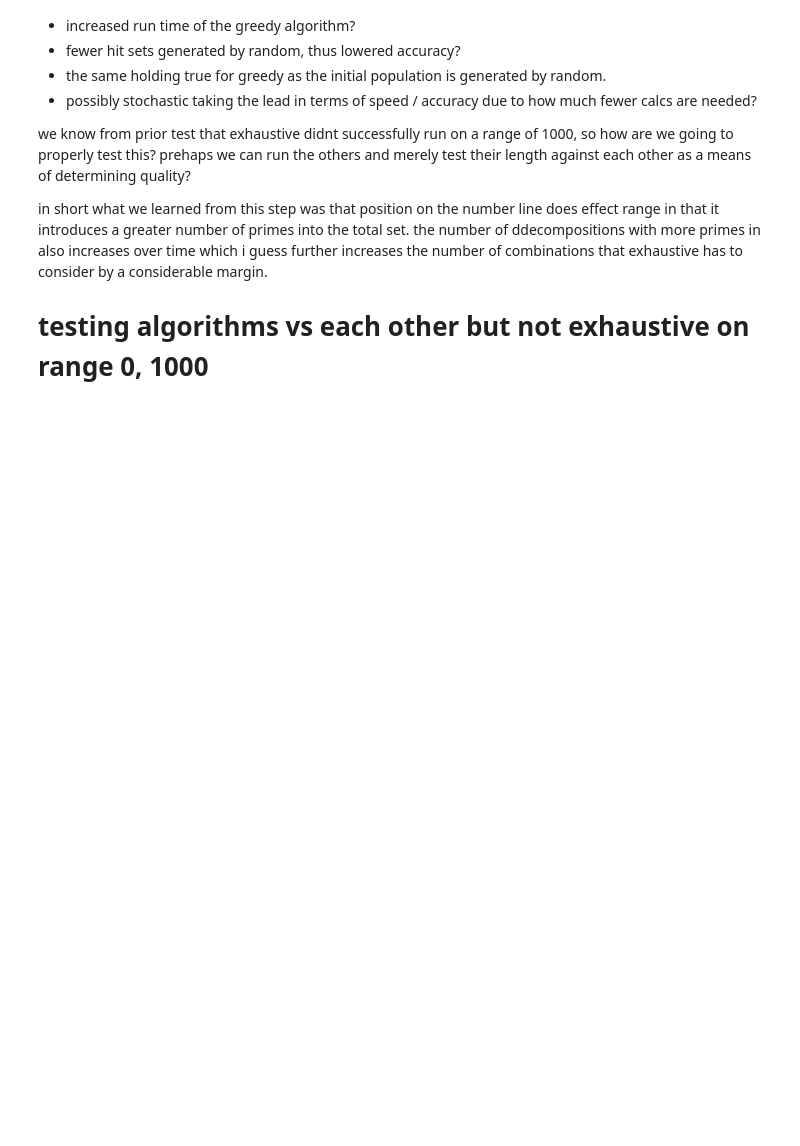
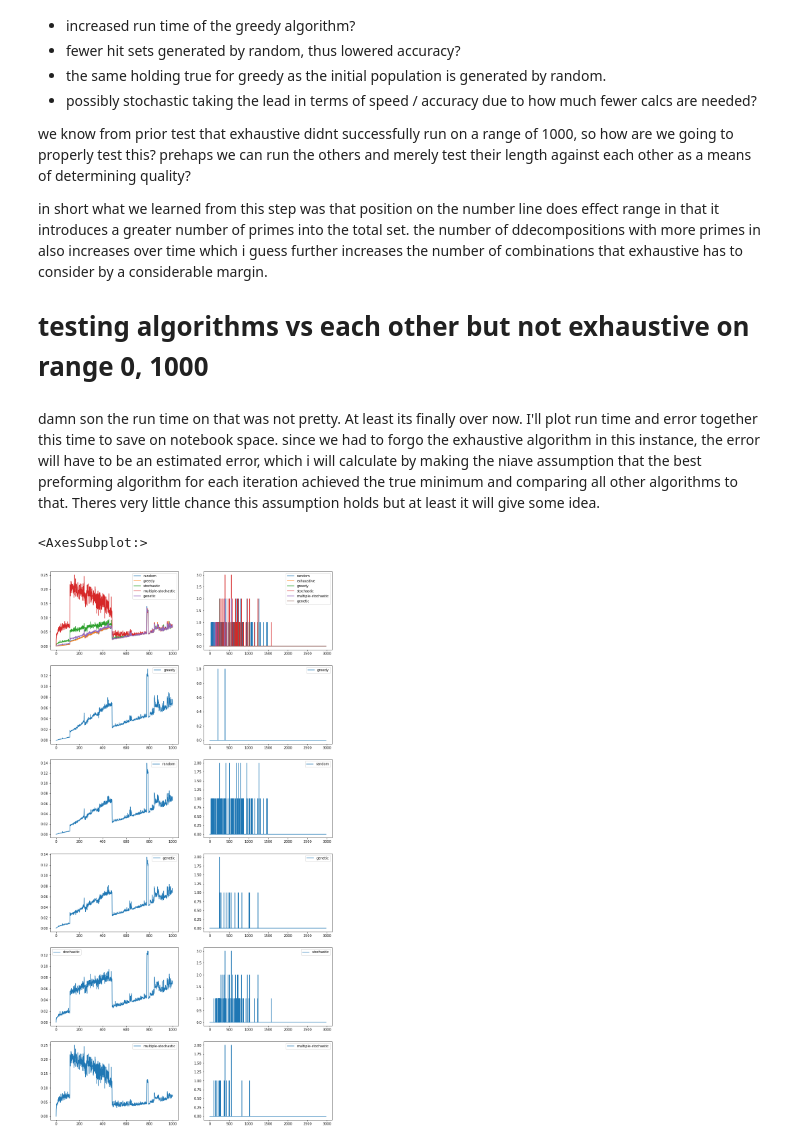
Before and after one commit to JohnStokes228/minimum_prime_hit_set, a Jupyter notebook: algorithm_comparisons.ipynb, the cells around one changed output. Cells and saved outputs as stored; diff of their text form; code cells hidden in the pictures; blank space fills up the shorter version.

Commit message:
added test on large range for all algorithms

```diff
--- a/algorithm_comparisons.ipynb
+++ b/algorithm_comparisons.ipynb
@@ -440,0 +478,23 @@ in short what we learned from this step was that position on the number line doe
+# %% [markdown]
+damn son the run time on that was not pretty. At least its finally over now. I'll plot run time and error together this time to save on notebook space. since we had to forgo the exhaustive algorithm in this instance, the error will have to be an estimated error, which i will calculate by making the niave assumption that the best preforming algorithm for each iteration achieved the true minimum and comparing all other algorithms to that. Theres very little chance this assumption holds but at least it will give some idea.
+# %%
+runtimes = pd.read_json('experiment_output_data/runtimes_1000.json')
+estimated_error = pd.read_json('experiment_output_data/estimated_errors_1000.json')
+
+line_graph_cols = [('greedy', 1),
+                   ('random', 2),
+                   ('genetic', 3),
+                   ('stochastic', 4),
+                   ('multiple-stochastic', 5)]
+
+fig, ax = plt.subplots(6, 2, figsize=(15, 30))
+
+for col_row in line_graph_cols:
+    runtimes.plot(y=col_row[0], ax=ax[col_row[1], 0])
+    estimated_error.plot(y=col_row[0], ax=ax[col_row[1], 1])
+
+runtimes.plot(ax=ax[0, 0])
+estimated_error.plot(ax=ax[0, 1])
+# %% [output]
+<AxesSubplot:>
+[figure, added]
```
Also changed, not shown: parts of 5 cells of this notebook.
